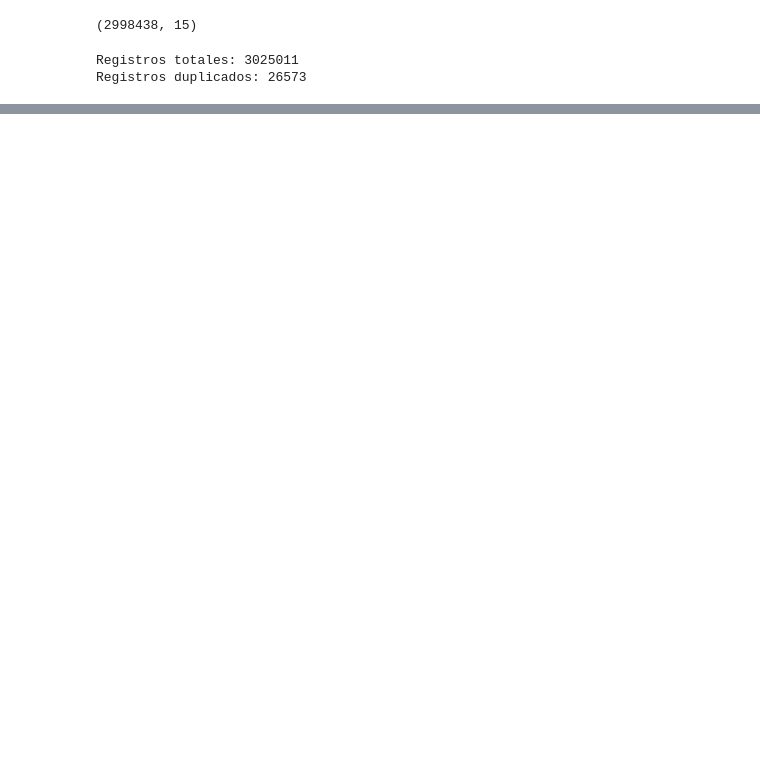
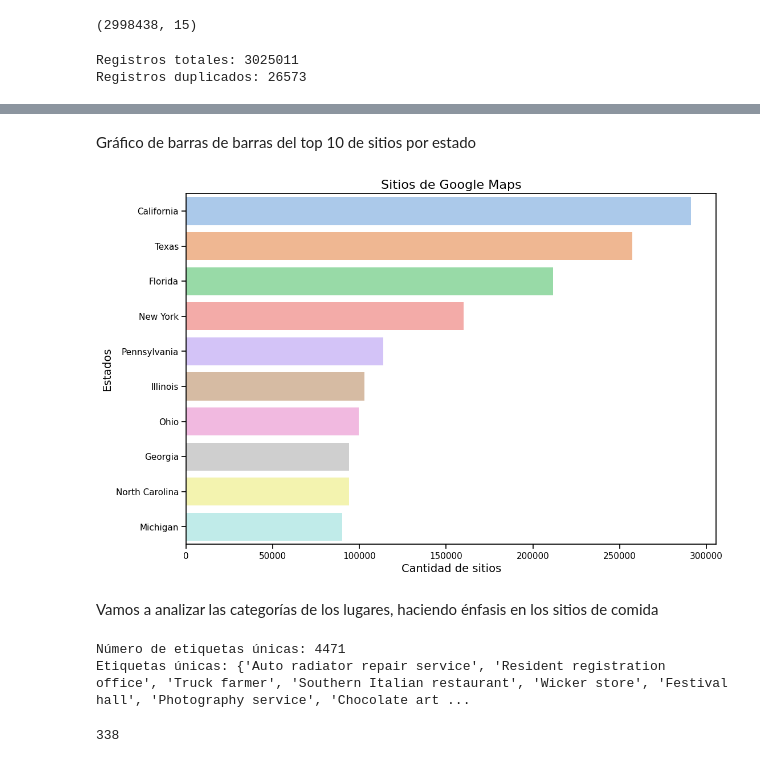
Before and after one commit to claudiogit2019/Proyecto-final, a Jupyter notebook: EDA-GoogleMaps.ipynb, the cells around one changed output, grey strips where cells are left out. Cells and saved outputs as stored; diff of their text form; code cells hidden in the pictures; blank space fills up the shorter version.

```diff
--- a/EDA-GoogleMaps.ipynb
+++ b/EDA-GoogleMaps.ipynb
@@ -145,6 +163,9 @@ metadata-sitios
 # %%
 # Lee el archivo JSON y carga los datos en un DataFrame de pandas
 df = pd.read_json("Datasets/Google Maps/metadata-sitios/1.json", lines = True)
+# %%
+# Leemos un archivo con los estados de USA y abreviaturas
+states = pd.read_csv("Datasets/states.csv")
 # %%
 df.head(2)
 # %% [output]
@@ -246,0 +302,25 @@ Ahora pasamos a hacer una función que procese todos los json de manera automát
+# %%
+aux_df = df["address"].str.split(', ')
+# %%
+def aplicar_condicion(lista):
+    if isinstance(lista, list):
+        if len(lista) == 2 and lista[0] in states["State"].values or lista[0] in states["Abbreviation"].values:
+            return True
+        else:
+            return False
+    else:
+        return False
+
+# Primera condicion, que este dentro de los estados o sus abreviaturas
+valores_aux = aux_df.apply(lambda x: x[-1] if isinstance(x, list) else None)
+valores_aux = valores_aux.str.split()
+condicion = valores_aux.apply(aplicar_condicion)
+df.loc[condicion, "state"] = valores_aux[condicion].str.get(0)
+df.loc[condicion, "zip code"] = valores_aux[condicion].str.get(1)
+
+# Verificamos para aquellos state zip donde aparezca solo el state
+condicion_2 = valores_aux.apply(lambda x: x in states["State"].values or x in states["Abbreviation"].values)
+df.loc[condicion_2, "state"] = valores_aux[condicion_2].str.get(0)
+
+# Unificamos los registros donde procesamos las condiciones en uno, para cargar mas informacion
+condicion = condicion + condicion_2
@@ -246,0 +342,2 @@ Ahora pasamos a hacer una función que procese todos los json de manera automát
+# %%
+condicion_2 = valores_aux.isin(states["State"].values) | valores_aux.isin(states["Abbreviation"].values)
@@ -358,0 +510,41 @@ metadata_sitios[metadata_sitios["state"] == "Houston, TX"]
+# %% [markdown]
+Gráfico de barras de barras del top 10 de sitios por estado
+# %%
+# Cuantós sitios corresponden a cada estado?
+sitios_estado = metadata_sitios["state"].value_counts().head(10)
+
+# Crear el gráfico de barras
+plt.figure(figsize = (12, 8))
+barplot = sns.barplot(x = sitios_estado.values, y = sitios_estado.index)
+
+# Configurar el título y los ejes
+plt.title('Sitios de Google Maps', fontsize = 16)
+plt.xlabel('Cantidad de sitios', fontsize = 14)
+plt.ylabel('Estados', fontsize = 14)
+
+# Mostrar el gráfico
+plt.show()
+# %% [output]
+[figure, added]
+# %% [markdown]
+Vamos a analizar las categorías de los lugares, haciendo énfasis en los sitios de comida
+# %%
+# Crear un conjunto (set) con todas las etiquetas únicas
+categorias_unicas = set()
+
+# Iterar sobre la columna "category" y actualizar las categorías al conjunto
+categorias = metadata_sitios["category"].dropna()
+for lista_etiquetas in categorias:
+    lista_etiquetas = ast.literal_eval(lista_etiquetas)
+    if isinstance(lista_etiquetas, list):
+        categorias_unicas.update(lista_etiquetas)
+
+# Imprimir el número de etiquetas únicas
+num_categorias = len(categorias_unicas)
+print(f'Número de categorías: {num_categorias}')
+
+# Imprimir las etiquetas únicas
+print('Categorías únicas:', categorias_unicas)
+# %% [output]
+Número de etiquetas únicas: 4471
+Etiquetas únicas: {'Auto radiator repair service', 'Resident registration office', 'Truck farmer', 'Southern Italian restaurant', 'Wicker store', 'Festival hall', 'Photography service', 'Chocolate art ...
@@ -358,0 +562,5 @@ metadata_sitios[metadata_sitios["state"] == "Houston, TX"]
+# %%
+# Tenemos la siguientes cantidad de categorías de lugares de comidas.
+len(categorias_restaurantes)
+# %% [output]
+338
```
Also changed, not shown: parts of 30 cells of this notebook.
